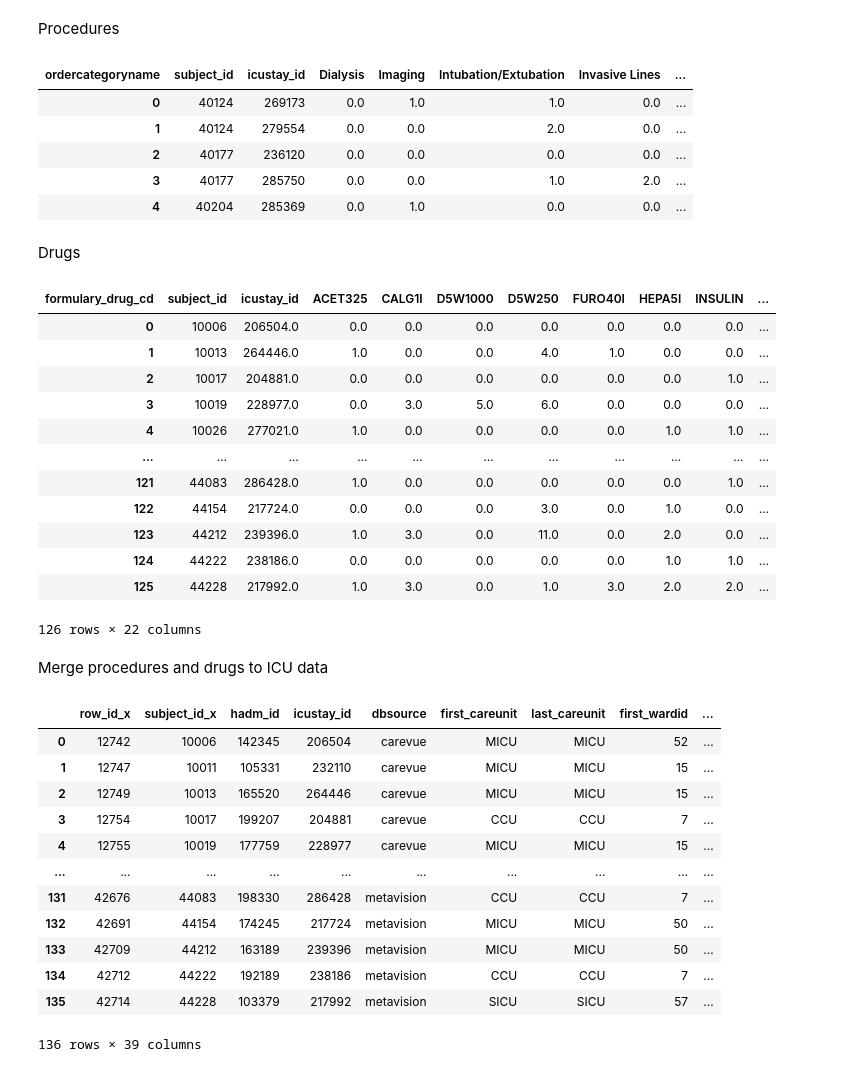
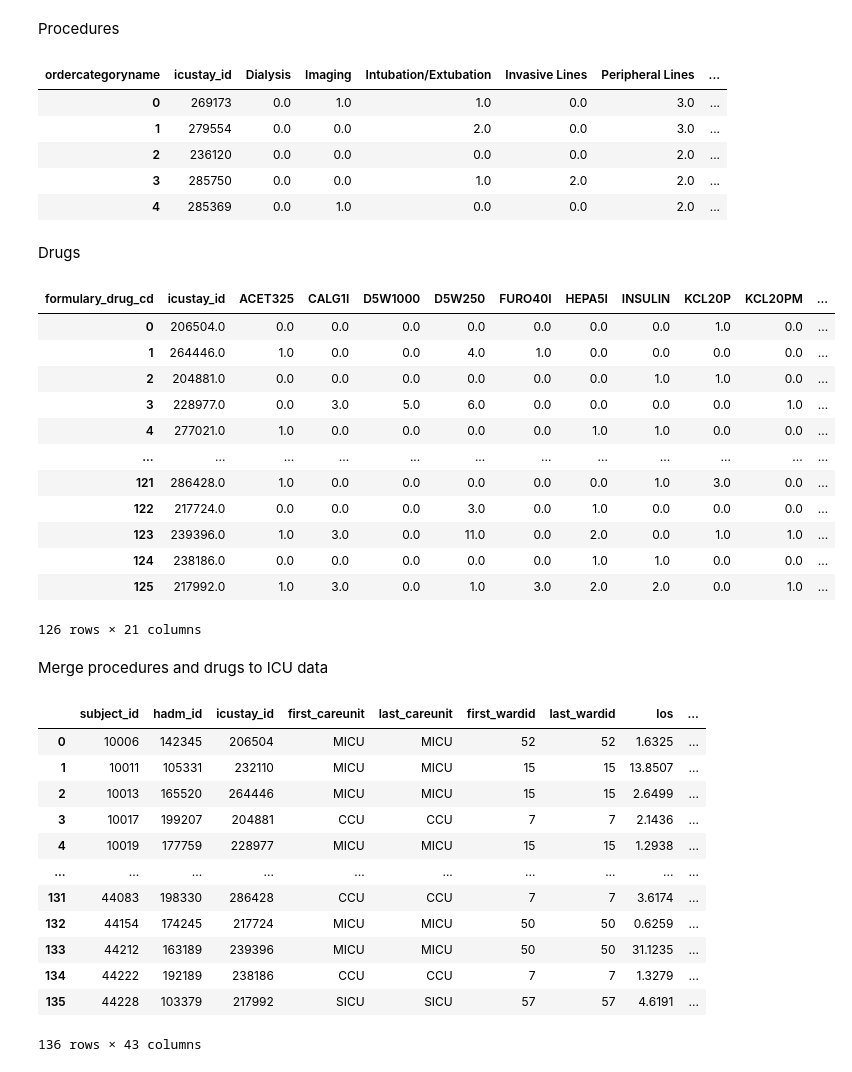
Before and after one commit to delashu/BIOS823_Project, a Jupyter notebook: scripts/feature_engineering/fe_01.ipynb, the cells around one changed output. Cells and saved outputs as stored; diff of their text form; code cells hidden in the pictures.

```diff
--- a/scripts/feature_engineering/fe_01.ipynb
+++ b/scripts/feature_engineering/fe_01.ipynb
@@ -29,60 +53,60 @@ myproc_counts_long = myproc_counts.pivot(index = ['subject_id','icustay_id'],
 #.reset_index()
 myproc_counts_long = myproc_counts_long.replace(np.nan,0)
 #myproc_counts_long = myproc_counts_long.reset_index(drop=True, inplace=True)
-myproc_counts_long = myproc_counts_long.rename_axis(None)
+myproc_counts_long = myproc_counts_long.rename_axis(None).drop(columns=['subject_id'])
 myproc_counts_long.head()
 # %% [output]
-| ordercategoryname | subject_id | icustay_id | Dialysis | Imaging | Intubation/Extubation | Invasive Lines | ... |
-| 0 | 40124 | 269173 | 0.0 | 1.0 | 1.0 | 0.0 | ... |
-| 1 | 40124 | 279554 | 0.0 | 0.0 | 2.0 | 0.0 | ... |
-| 2 | 40177 | 236120 | 0.0 | 0.0 | 0.0 | 0.0 | ... |
-| 3 | 40177 | 285750 | 0.0 | 0.0 | 1.0 | 2.0 | ... |
-| 4 | 40204 | 285369 | 0.0 | 1.0 | 0.0 | 0.0 | ... |
+| ordercategoryname | icustay_id | Dialysis | Imaging | Intubation/Extubation | Invasive Lines | Peripheral Lines | ... |
+| 0 | 269173 | 0.0 | 1.0 | 1.0 | 0.0 | 3.0 | ... |
+| 1 | 279554 | 0.0 | 0.0 | 2.0 | 0.0 | 3.0 | ... |
+| 2 | 236120 | 0.0 | 0.0 | 0.0 | 0.0 | 2.0 | ... |
+| 3 | 285750 | 0.0 | 0.0 | 1.0 | 2.0 | 2.0 | ... |
+| 4 | 285369 | 0.0 | 1.0 | 0.0 | 0.0 | 2.0 | ... |
 # %% [markdown]
 Drugs
 # %%
 drugdf = pd.read_csv("https://physionet.org/files/mimiciii-demo/1.4/PRESCRIPTIONS.csv?download")
 top_twenty = drugdf['formulary_drug_cd'].value_counts().head(20).index.tolist()
 #filter rows to only these drugs
 drugdf = drugdf[drugdf['formulary_drug_cd'].isin(top_twenty)].reset_index()
 drugdf = drugdf[drugdf['icustay_id'].notna()]
 #now start making counts based on person and icu_stay_id
 mycounts = drugdf.groupby(['subject_id', 'icustay_id', 'formulary_drug_cd']).size().reset_index(name='counts')
 mycounts_long = mycounts.pivot(index = ['subject_id','icustay_id'],
                                columns = 'formulary_drug_cd', values = 'counts').reset_index()
-mycounts_long = mycounts_long.replace(np.nan,0)
+mycounts_long = mycounts_long.replace(np.nan,0).drop(columns=['subject_id'])
 mycounts_long
 # %% [output]
-| formulary_drug_cd | subject_id | icustay_id | ACET325 | CALG1I | D5W1000 | D5W250 | FURO40I | HEPA5I | INSULIN | ... |
-| 0 | 10006 | 206504.0 | 0.0 | 0.0 | 0.0 | 0.0 | 0.0 | 0.0 | 0.0 | ... |
-| 1 | 10013 | 264446.0 | 1.0 | 0.0 | 0.0 | 4.0 | 1.0 | 0.0 | 0.0 | ... |
-| 2 | 10017 | 204881.0 | 0.0 | 0.0 | 0.0 | 0.0 | 0.0 | 0.0 | 1.0 | ... |
-| 3 | 10019 | 228977.0 | 0.0 | 3.0 | 5.0 | 6.0 | 0.0 | 0.0 | 0.0 | ... |
-| 4 | 10026 | 277021.0 | 1.0 | 0.0 | 0.0 | 0.0 | 0.0 | 1.0 | 1.0 | ... |
-| ... | ... | ... | ... | ... | ... | ... | ... | ... | ... | ... |
-| 121 | 44083 | 286428.0 | 1.0 | 0.0 | 0.0 | 0.0 | 0.0 | 0.0 | 1.0 | ... |
-| 122 | 44154 | 217724.0 | 0.0 | 0.0 | 0.0 | 3.0 | 0.0 | 1.0 | 0.0 | ... |
-| 123 | 44212 | 239396.0 | 1.0 | 3.0 | 0.0 | 11.0 | 0.0 | 2.0 | 0.0 | ... |
-| 124 | 44222 | 238186.0 | 0.0 | 0.0 | 0.0 | 0.0 | 0.0 | 1.0 | 1.0 | ... |
-| 125 | 44228 | 217992.0 | 1.0 | 3.0 | 0.0 | 1.0 | 3.0 | 2.0 | 2.0 | ... |
+| formulary_drug_cd | icustay_id | ACET325 | CALG1I | D5W1000 | D5W250 | FURO40I | HEPA5I | INSULIN | KCL20P | KCL20PM | ... |
+| 0 | 206504.0 | 0.0 | 0.0 | 0.0 | 0.0 | 0.0 | 0.0 | 0.0 | 1.0 | 0.0 | ... |
+| 1 | 264446.0 | 1.0 | 0.0 | 0.0 | 4.0 | 1.0 | 0.0 | 0.0 | 0.0 | 0.0 | ... |
+| 2 | 204881.0 | 0.0 | 0.0 | 0.0 | 0.0 | 0.0 | 0.0 | 1.0 | 1.0 | 0.0 | ... |
+| 3 | 228977.0 | 0.0 | 3.0 | 5.0 | 6.0 | 0.0 | 0.0 | 0.0 | 0.0 | 1.0 | ... |
+| 4 | 277021.0 | 1.0 | 0.0 | 0.0 | 0.0 | 0.0 | 1.0 | 1.0 | 0.0 | 0.0 | ... |
+| ... | ... | ... | ... | ... | ... | ... | ... | ... | ... | ... | ... |
+| 121 | 286428.0 | 1.0 | 0.0 | 0.0 | 0.0 | 0.0 | 0.0 | 1.0 | 3.0 | 0.0 | ... |
+| 122 | 217724.0 | 0.0 | 0.0 | 0.0 | 3.0 | 0.0 | 1.0 | 0.0 | 0.0 | 0.0 | ... |
+| 123 | 239396.0 | 1.0 | 3.0 | 0.0 | 11.0 | 0.0 | 2.0 | 0.0 | 1.0 | 1.0 | ... |
+| 124 | 238186.0 | 0.0 | 0.0 | 0.0 | 0.0 | 0.0 | 1.0 | 1.0 | 0.0 | 0.0 | ... |
+| 125 | 217992.0 | 1.0 | 3.0 | 0.0 | 1.0 | 3.0 | 2.0 | 2.0 | 0.0 | 1.0 | ... |
-126 rows × 22 columns
+126 rows × 21 columns
 # %% [markdown]
 Merge procedures and drugs to ICU data
 # %%
-df1 = pd.merge(icu_admin, mycounts_long, how='left', on='icustay_id')
-analyticdf = pd.merge(icu_admin, myproc_counts_long, how='left', on='icustay_id')
+df1 = pd.merge(icu_full, mycounts_long, how='left', on='icustay_id')
+analyticdf = pd.merge(df1, myproc_counts_long, how='left', on='icustay_id')
 analyticdf
 # %% [output]
-|  | row_id_x | subject_id_x | hadm_id | icustay_id | dbsource | first_careunit | last_careunit | first_wardid | ... |
-| 0 | 12742 | 10006 | 142345 | 206504 | carevue | MICU | MICU | 52 | ... |
-| 1 | 12747 | 10011 | 105331 | 232110 | carevue | MICU | MICU | 15 | ... |
-| 2 | 12749 | 10013 | 165520 | 264446 | carevue | MICU | MICU | 15 | ... |
-| 3 | 12754 | 10017 | 199207 | 204881 | carevue | CCU | CCU | 7 | ... |
-| 4 | 12755 | 10019 | 177759 | 228977 | carevue | MICU | MICU | 15 | ... |
+|  | subject_id | hadm_id | icustay_id | first_careunit | last_careunit | first_wardid | last_wardid | los | ... |
+| 0 | 10006 | 142345 | 206504 | MICU | MICU | 52 | 52 | 1.6325 | ... |
+| 1 | 10011 | 105331 | 232110 | MICU | MICU | 15 | 15 | 13.8507 | ... |
+| 2 | 10013 | 165520 | 264446 | MICU | MICU | 15 | 15 | 2.6499 | ... |
+| 3 | 10017 | 199207 | 204881 | CCU | CCU | 7 | 7 | 2.1436 | ... |
+| 4 | 10019 | 177759 | 228977 | MICU | MICU | 15 | 15 | 1.2938 | ... |
 | ... | ... | ... | ... | ... | ... | ... | ... | ... | ... |
-| 131 | 42676 | 44083 | 198330 | 286428 | metavision | CCU | CCU | 7 | ... |
-| 132 | 42691 | 44154 | 174245 | 217724 | metavision | MICU | MICU | 50 | ... |
-| 133 | 42709 | 44212 | 163189 | 239396 | metavision | MICU | MICU | 50 | ... |
-| 134 | 42712 | 44222 | 192189 | 238186 | metavision | CCU | CCU | 7 | ... |
-| 135 | 42714 | 44228 | 103379 | 217992 | metavision | SICU | SICU | 57 | ... |
+| 131 | 44083 | 198330 | 286428 | CCU | CCU | 7 | 7 | 3.6174 | ... |
+| 132 | 44154 | 174245 | 217724 | MICU | MICU | 50 | 50 | 0.6259 | ... |
+| 133 | 44212 | 163189 | 239396 | MICU | MICU | 50 | 50 | 31.1235 | ... |
+| 134 | 44222 | 192189 | 238186 | CCU | CCU | 7 | 7 | 1.3279 | ... |
+| 135 | 44228 | 103379 | 217992 | SICU | SICU | 57 | 57 | 4.6191 | ... |
-136 rows × 39 columns
+136 rows × 43 columns
```
Also changed, not shown: parts of 4 cells of this notebook.
